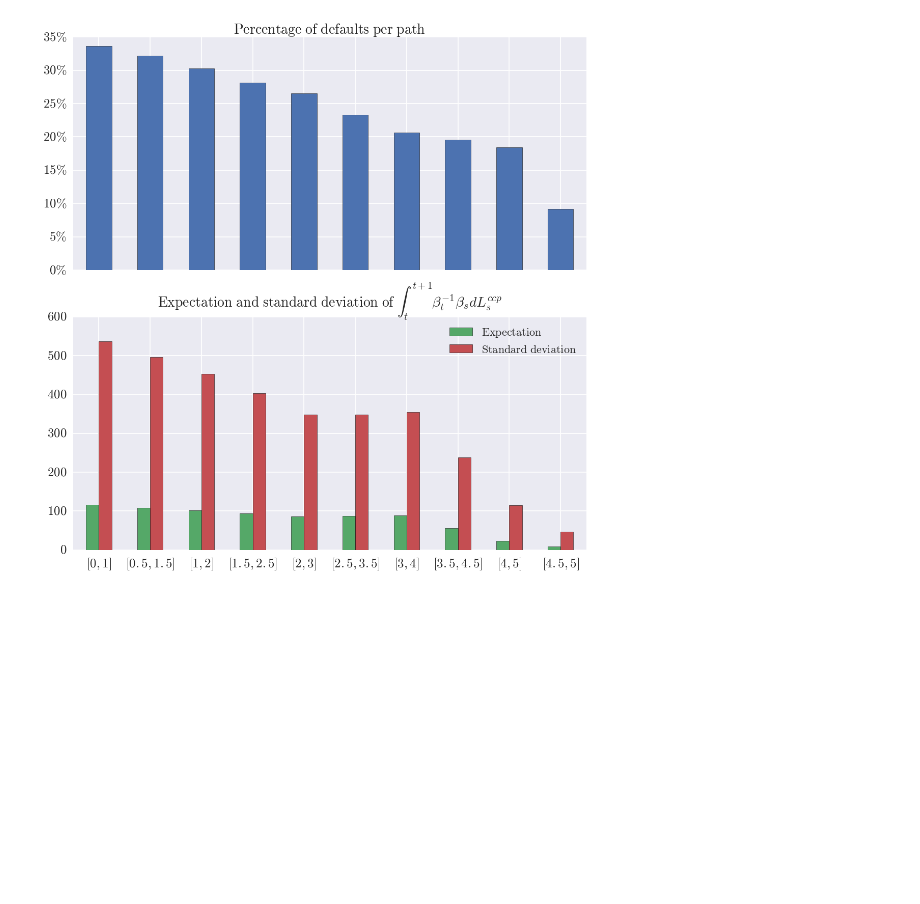
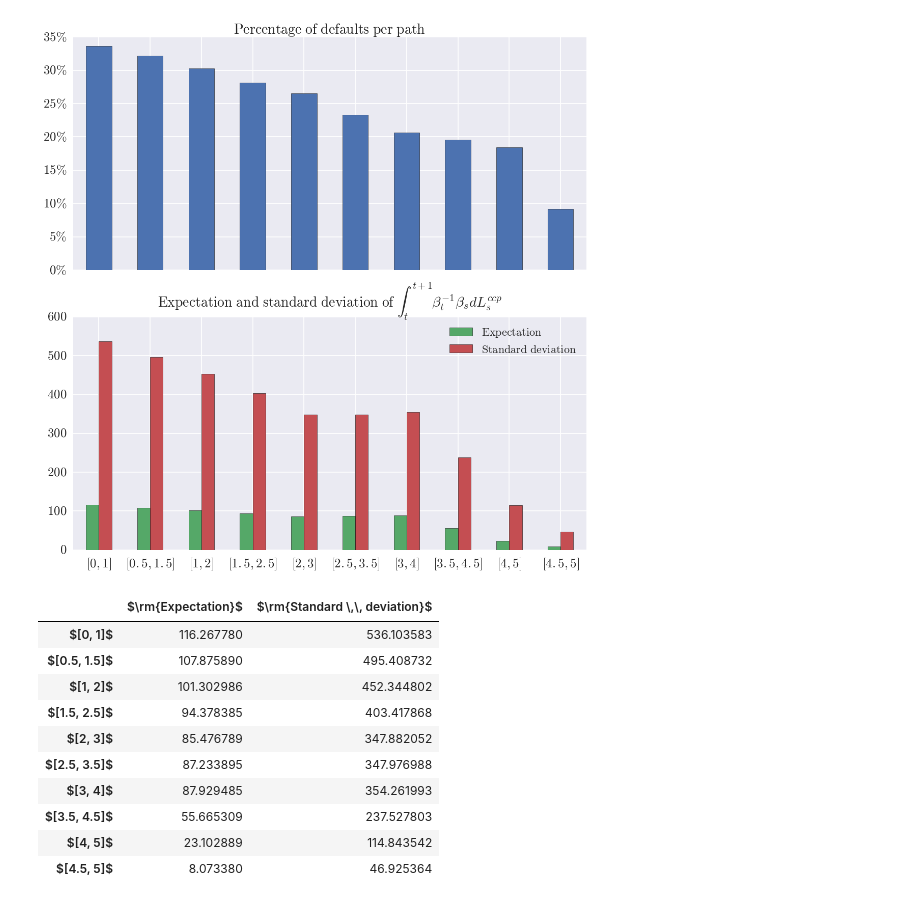
Before and after one commit to yarmenti/CCVA, a Jupyter notebook: runs xva optim/12. Defaults and losses characteristics (IM at 85pct).ipynb, the cells around one changed output. Saved outputs shown, nothing was run; the diff lists cells and outputs as text; code cells hidden in the pictures; blank space fills up the shorter version.

```diff
--- a/runs xva optim/12. Defaults and losses characteristics (IM at 85pct).ipynb
+++ b/runs xva optim/12. Defaults and losses characteristics (IM at 85pct).ipynb
@@ -94,7 +94,8 @@ for t0, t1 in zip(times_cva, shifted_times_cva):
     cva_q_path_t1 = os.path.join(CVA_PATH, fname)
     cva_t1_df = pd.read_csv(cva_q_path_t1, header=0, index_col=0)
 
-    all_loss = loim_df.sum(axis=1) + (discount(t1) * cva_t1_df.sum(axis=1)) - (discount(t0) * cva_t0_df.sum(axis=1))
+    all_loss = loim_df.sum(axis=1)
+    all_loss += (discount(t1) * cva_t1_df.sum(axis=1)) - (discount(t0) * cva_t0_df.sum(axis=1))
     all_loss = all_loss / discount(t0)
 
     index2 = index.loc[index.any(axis=1)].index.values
@@ -137,3 +138,17 @@ ax2.legend(fontsize=labelsize-2)
 plt.show()
 # %% [output]
 [figure]
+# %%
+df_defaults_losses * 10000
+# %% [output]
+|  | $\rm{Expectation}$ | $\rm{Standard \,\, deviation}$ |
+| $[0, 1]$ | 116.267780 | 536.103583 |
+| $[0.5, 1.5]$ | 107.875890 | 495.408732 |
+| $[1, 2]$ | 101.302986 | 452.344802 |
+| $[1.5, 2.5]$ | 94.378385 | 403.417868 |
+| $[2, 3]$ | 85.476789 | 347.882052 |
+| $[2.5, 3.5]$ | 87.233895 | 347.976988 |
+| $[3, 4]$ | 87.929485 | 354.261993 |
+| $[3.5, 4.5]$ | 55.665309 | 237.527803 |
+| $[4, 5]$ | 23.102889 | 114.843542 |
+| $[4.5, 5]$ | 8.073380 | 46.925364 |
```
Also changed, not shown: 1 other file.
